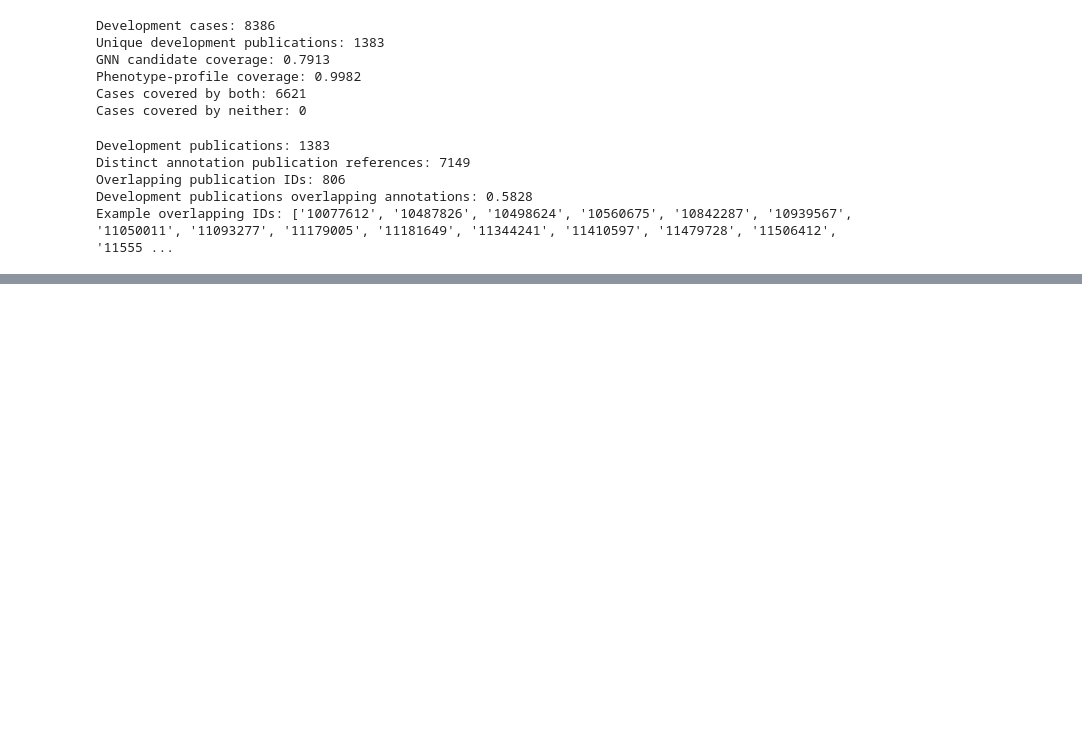
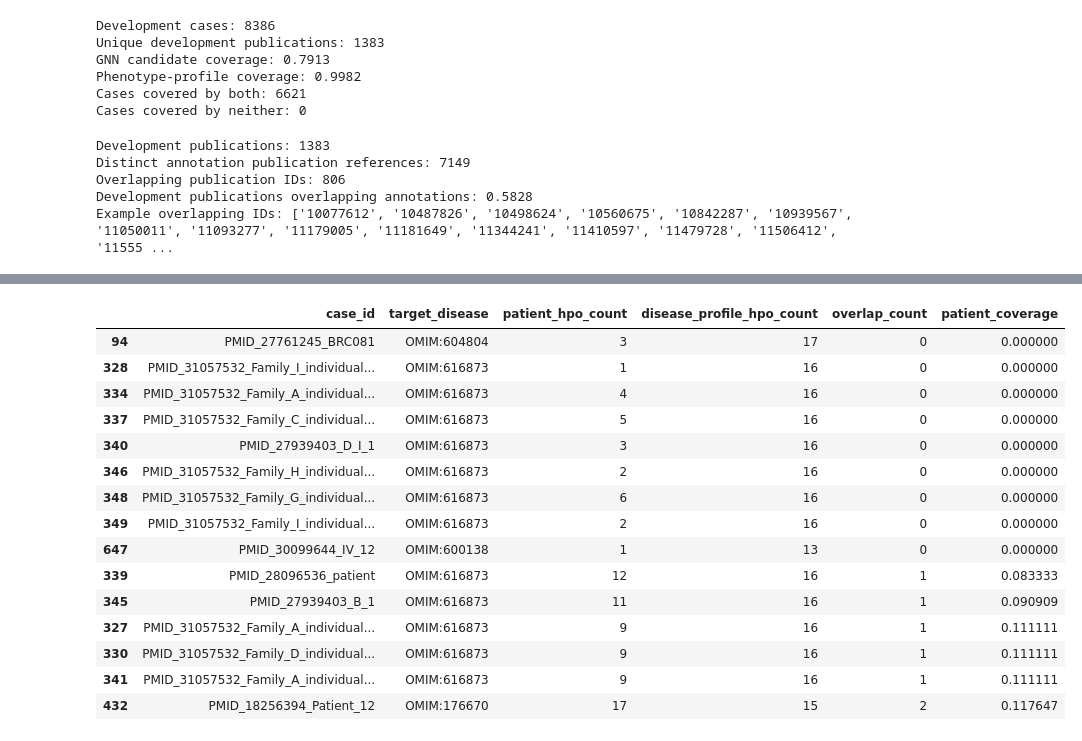
Before and after one commit to ankitkumarsahu454554-svg/Rare_Disease_Ai, a Jupyter notebook: Rare_Disease_Prediction_Final.ipynb, the cells around one changed output, grey strips where cells are left out. Drawn from its saved outputs; the diff is of its cells as text; code cells hidden in the pictures; blank space fills up the shorter version.

```diff
--- a/Rare_Disease_Prediction_Final.ipynb
+++ b/Rare_Disease_Prediction_Final.ipynb
@@ -6951,0 +18672,69 @@ Example overlapping IDs: ['10077612', '10487826', '10498624', '10560675', '10842
+# %%
+from pathlib import Path
+import pandas as pd
+import numpy as np
+
+PROJECT = Path("/content/drive/MyDrive/Rare Disease ai")
+DATA = PROJECT / "processed"
+
+patients = pd.read_csv(DATA / "patient_level_validation.csv", dtype=str)
+ann = pd.read_csv(
+    DATA / "clean_hpo_annotations.csv",
+    dtype={"database_id": str, "hpo_id": str},
+    low_memory=False
+).dropna(subset=["database_id", "hpo_id"])
+
+ann["database_id"] = ann["database_id"].str.strip()
+ann["hpo_id"] = ann["hpo_id"].str.strip()
+profiles = ann.groupby("database_id")["hpo_id"].apply(set).to_dict()
+
+rows = []
+for _, row in patients.iterrows():
+    observed = {
+        x.strip() for x in str(row["hpo_ids"]).split(";")
+        if x.strip() and x.strip().lower() != "nan"
+    }
+    targets = {
+        x.strip() for x in str(row["diagnosis_ids"]).split(";")
+        if x.strip() and x.strip().lower() != "nan"
+    }
+
+    for target in targets:
+        disease_terms = profiles.get(target, set())
+        overlap = observed & disease_terms
+        rows.append({
+            "case_id": row["case_id"],
+            "target_disease": target,
+            "patient_hpo_count": len(observed),
+            "disease_profile_hpo_count": len(disease_terms),
+            "overlap_count": len(overlap),
+            "patient_coverage": len(overlap) / len(observed) if observed else np.nan,
+            "disease_coverage": len(overlap) / len(disease_terms) if disease_terms else np.nan
+        })
+
+audit = pd.DataFrame(rows)
+
+print("Cases evaluated:", len(audit))
+print("Cases with no target profile:", int((audit["disease_profile_hpo_count"] == 0).sum()))
+print("Cases with zero exact overlap:", int((audit["overlap_count"] == 0).sum()))
+print("Cases with complete patient-term overlap:", int((audit["patient_coverage"] == 1).sum()))
+
+print("\n=== PATIENT TERM COVERAGE DISTRIBUTION ===")
+print(audit["patient_coverage"].describe(percentiles=[.1, .25, .5, .75, .9]).round(3))
+
+print("\n=== OVERLAP GROUPS ===")
+audit["overlap_group"] = pd.cut(
+    audit["patient_coverage"],
+    bins=[-0.001, 0, 0.5, 0.999999, 1.001],
+    labels=["zero", "partial <=50%", "partial >50%", "complete"]
+)
+display(audit["overlap_group"].value_counts(dropna=False).rename("cases").to_frame())
+
+print("\n=== LOWEST COVERAGE CASES ===")
+display(
+    audit.sort_values(["patient_coverage", "overlap_count"])
+    [["case_id", "target_disease", "patient_hpo_count",
+      "disease_profile_hpo_count", "overlap_count", "patient_coverage"]]
+    .head(15)
+)
+# %% [output]
@@ -6951,0 +18767,16 @@ Example overlapping IDs: ['10077612', '10487826', '10498624', '10560675', '10842
+|  | case_id | target_disease | patient_hpo_count | disease_profile_hpo_count | overlap_count | patient_coverage |
+| 94 | PMID_27761245_BRC081 | OMIM:604804 | 3 | 17 | 0 | 0.000000 |
+| 328 | PMID_31057532_Family_I_individual... | OMIM:616873 | 1 | 16 | 0 | 0.000000 |
+| 334 | PMID_31057532_Family_A_individual... | OMIM:616873 | 4 | 16 | 0 | 0.000000 |
+| 337 | PMID_31057532_Family_C_individual... | OMIM:616873 | 5 | 16 | 0 | 0.000000 |
+| 340 | PMID_27939403_D_I_1 | OMIM:616873 | 3 | 16 | 0 | 0.000000 |
+| 346 | PMID_31057532_Family_H_individual... | OMIM:616873 | 2 | 16 | 0 | 0.000000 |
+| 348 | PMID_31057532_Family_G_individual... | OMIM:616873 | 6 | 16 | 0 | 0.000000 |
+| 349 | PMID_31057532_Family_I_individual... | OMIM:616873 | 2 | 16 | 0 | 0.000000 |
+| 647 | PMID_30099644_IV_12 | OMIM:600138 | 1 | 13 | 0 | 0.000000 |
+| 339 | PMID_28096536_patient | OMIM:616873 | 12 | 16 | 1 | 0.083333 |
+| 345 | PMID_27939403_B_1 | OMIM:616873 | 11 | 16 | 1 | 0.090909 |
+| 327 | PMID_31057532_Family_A_individual... | OMIM:616873 | 9 | 16 | 1 | 0.111111 |
+| 330 | PMID_31057532_Family_D_individual... | OMIM:616873 | 9 | 16 | 1 | 0.111111 |
+| 341 | PMID_31057532_Family_A_individual... | OMIM:616873 | 9 | 16 | 1 | 0.111111 |
+| 432 | PMID_18256394_Patient_12 | OMIM:176670 | 17 | 15 | 2 | 0.117647 |
```
Also changed, not shown: parts of 343 cells of this notebook.
